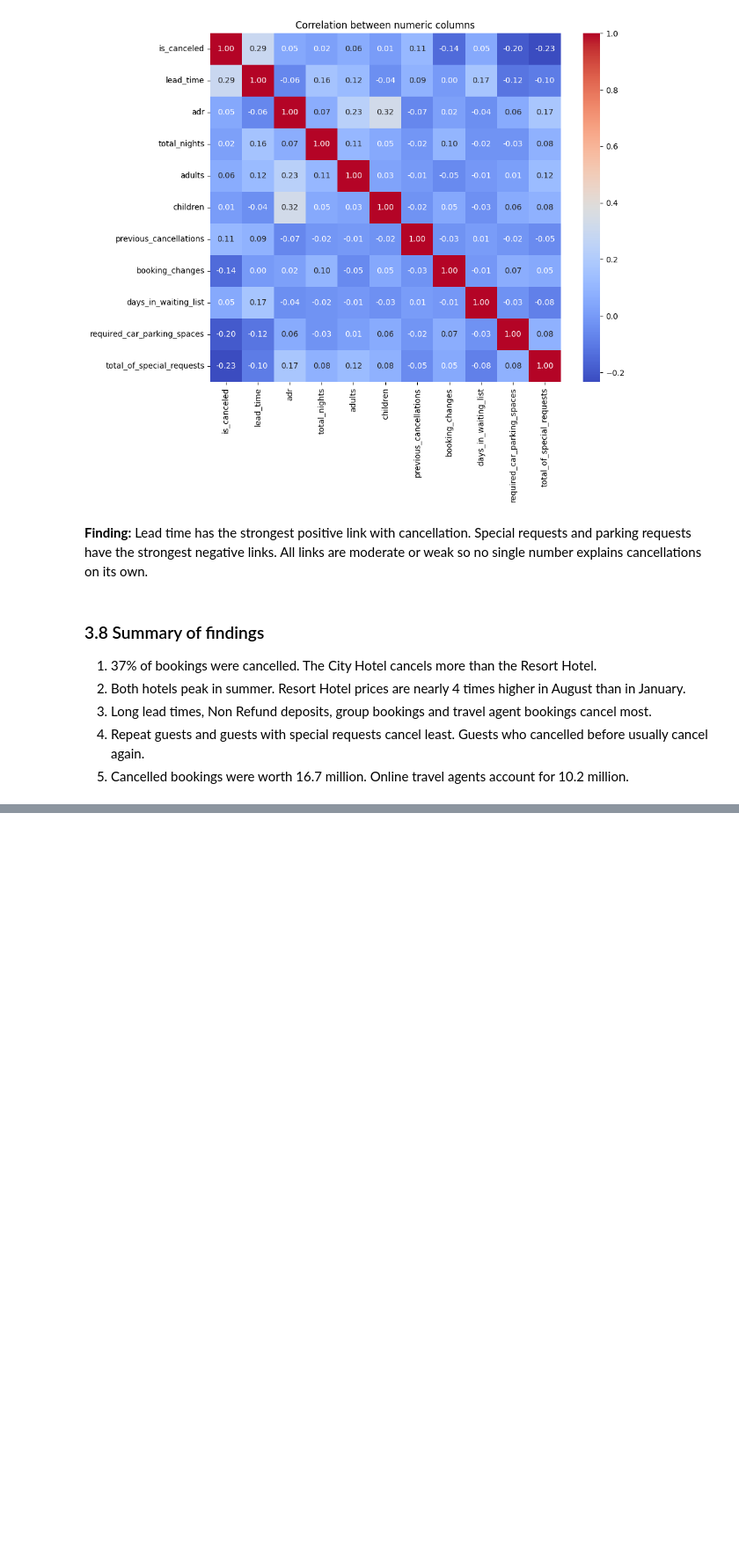
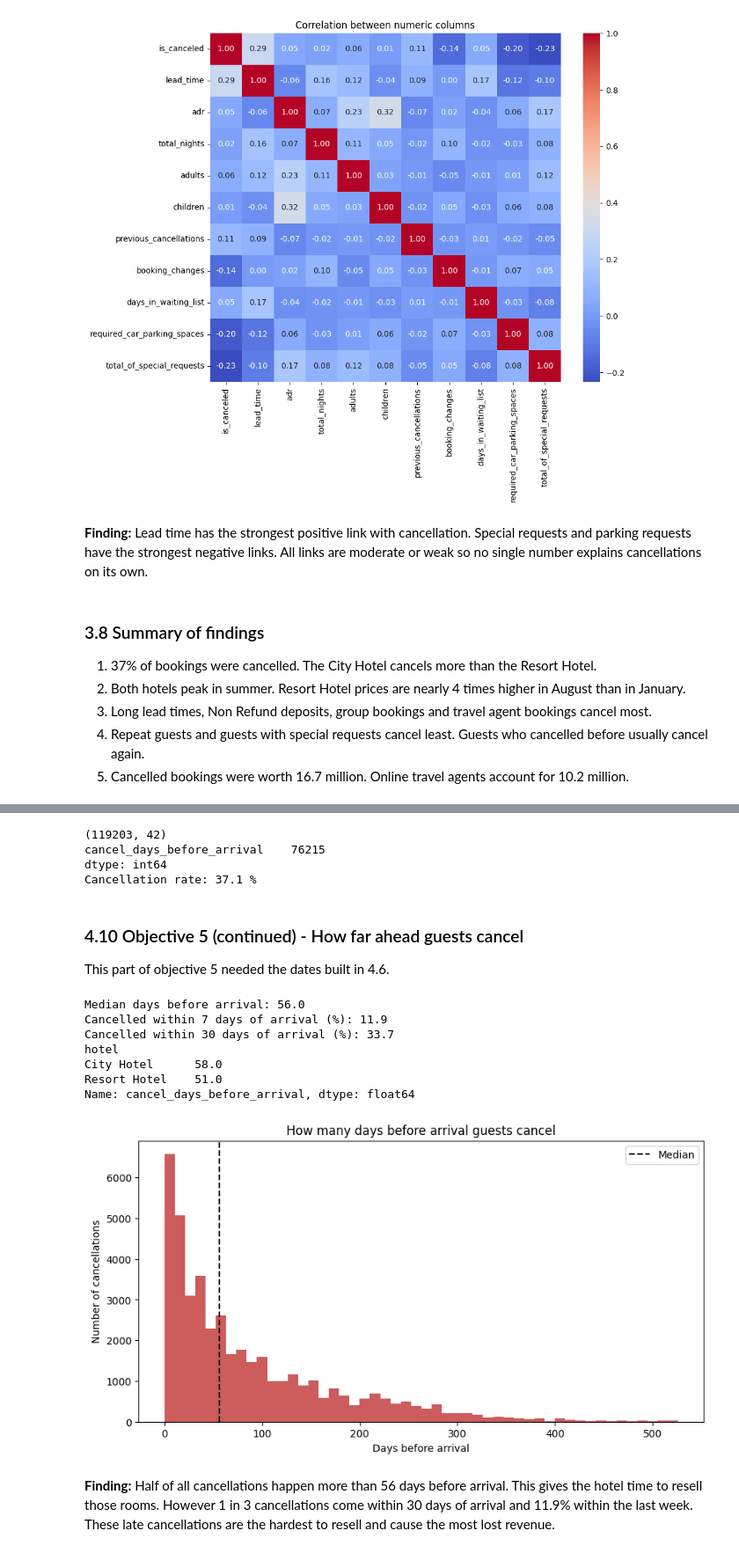
Before and after one commit to ahchu2525/capstone-hosp, a Jupyter notebook: hotel.ipynb, the cells around one changed output, grey strips where cells are left out. Shown at 88% size. Drawn from its saved outputs; the diff is of its cells as text; code cells hidden in the pictures; blank space fills up the shorter version.

```diff
--- a/hotel.ipynb
+++ b/hotel.ipynb
@@ -498,0 +548,2 @@ plt.show()
+# %%
+df_cleaned = df.copy()
@@ -498,0 +584,3 @@ plt.show()
+# %%
+df_cleaned['meal'] = df_cleaned['meal'].replace({'SC': 'No meal', 'Undefined': 'No meal'})
+df_cleaned['meal'].value_counts()
@@ -498,0 +625,18 @@ plt.show()
+# %%
+df_cleaned['total_guests'] = df_cleaned['adults'] + df_cleaned['children'] + df_cleaned['babies']
+df_cleaned['arrival_month_num'] = df_cleaned['arrival_date'].dt.month
+df_cleaned['arrival_weekday'] = df_cleaned['arrival_date'].dt.day_name()
+
+season_map = {12: 'Winter', 1: 'Winter', 2: 'Winter',
+              3: 'Spring', 4: 'Spring', 5: 'Spring',
+              6: 'Summer', 7: 'Summer', 8: 'Summer',
+              9: 'Autumn', 10: 'Autumn', 11: 'Autumn'}
+df_cleaned['season'] = df_cleaned['arrival_month_num'].map(season_map)
+
+df_cleaned['has_children'] = ((df_cleaned['children'] + df_cleaned['babies']) > 0).astype(int)
+df_cleaned['is_domestic'] = (df_cleaned['country'] == 'PRT').astype(int)
+
+df_cleaned['cancel_days_before_arrival'] = (df_cleaned['arrival_date'] - df_cleaned['reservation_status_date']).dt.days
+df_cleaned.loc[df_cleaned['reservation_status'] != 'Canceled', 'cancel_days_before_arrival'] = np.nan
+
+df_cleaned['season'].value_counts()
@@ -498,0 +654,42 @@ plt.show()
+# %%
+df_cleaned = df_cleaned.drop(columns=['arrival_date_week_number', 'arrival_date_day_of_month',
+                                      'Hotel_ID', 'Market_Segment_ID', 'Customer_Type_ID', 'Reservation_ID'])
+# %%
+print(df_cleaned.shape)
+print(df_cleaned.isnull().sum()[df_cleaned.isnull().sum() > 0])
+print('Cancellation rate:', round(df_cleaned['is_canceled'].mean() * 100, 1), '%')
+# %% [output]
+(119203, 42)
+cancel_days_before_arrival    76215
+dtype: int64
+Cancellation rate: 37.1 %
+# %% [markdown]
+### 4.10 Objective 5 (continued) - How far ahead guests cancel
+This part of objective 5 needed the dates built in 4.6.
+# %%
+cancel_days = df_cleaned['cancel_days_before_arrival'].dropna()
+
+print('Median days before arrival:', cancel_days.median())
+print('Cancelled within 7 days of arrival (%):', round((cancel_days <= 7).mean() * 100, 1))
+print('Cancelled within 30 days of arrival (%):', round((cancel_days <= 30).mean() * 100, 1))
+print(df_cleaned.groupby('hotel')['cancel_days_before_arrival'].median())
+
+plt.figure(figsize=(10, 5))
+plt.hist(cancel_days, bins=50, color='indianred')
+plt.axvline(cancel_days.median(), color='black', linestyle='--', label='Median')
+plt.title('How many days before arrival guests cancel')
+plt.xlabel('Days before arrival')
+plt.ylabel('Number of cancellations')
+plt.legend()
+plt.show()
+# %% [output]
+Median days before arrival: 56.0
+Cancelled within 7 days of arrival (%): 11.9
+Cancelled within 30 days of arrival (%): 33.7
+hotel
+City Hotel      58.0
+Resort Hotel    51.0
+Name: cancel_days_before_arrival, dtype: float64
+[figure, added]
+# %% [markdown]
+**Finding:** Half of all cancellations happen more than 56 days before arrival. This gives the hotel time to resell those rooms. However 1 in 3 cancellations come within 30 days of arrival and 11.9% within the last week. These late cancellations are the hardest to resell and cause the most lost revenue.
```
Also changed, not shown: parts of 20 cells of this notebook.
